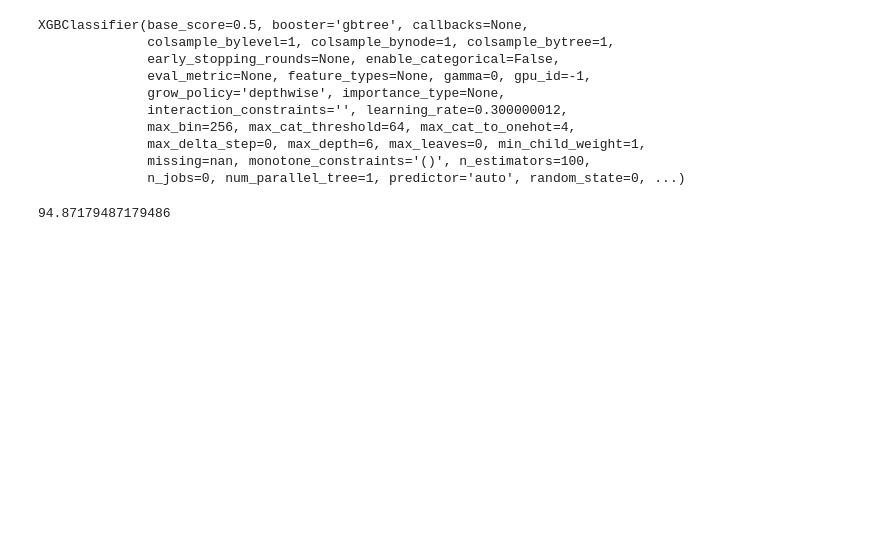
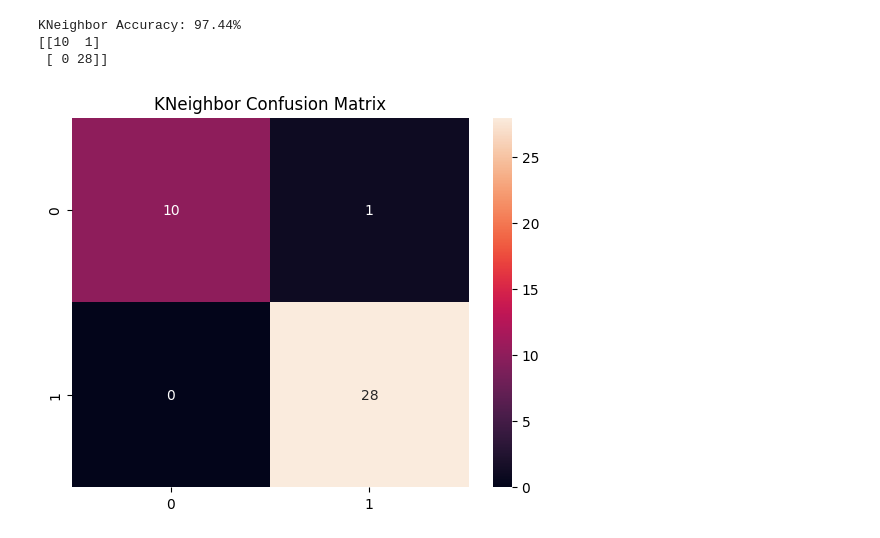
Before and after one commit to TRohit20/Detecting-Parkinson-Disease, a Jupyter notebook: main.ipynb, the cells around one changed output. Cells and saved outputs as stored; diff of their text form; code cells hidden in the pictures; blank space fills up the shorter version.

```diff
--- a/main.ipynb
+++ b/main.ipynb
@@ -38,21 +14,34 @@ x_train,x_test,y_train,y_test=train_test_split(x, y, test_size=0.2, random_state
-# %%
-# Train the model
-model=XGBClassifier()
-model.fit(x_train,y_train)
-# %% [output]
-XGBClassifier(base_score=0.5, booster='gbtree', callbacks=None,
-              colsample_bylevel=1, colsample_bynode=1, colsample_bytree=1,
-              early_stopping_rounds=None, enable_categorical=False,
-              eval_metric=None, feature_types=None, gamma=0, gpu_id=-1,
-              grow_policy='depthwise', importance_type=None,
-              interaction_constraints='', learning_rate=0.300000012,
-              max_bin=256, max_cat_threshold=64, max_cat_to_onehot=4,
-              max_delta_step=0, max_depth=6, max_leaves=0, min_child_weight=1,
-              missing=nan, monotone_constraints='()', n_estimators=100,
-              n_jobs=0, num_parallel_tree=1, predictor='auto', random_state=0, ...)
-# %%
-# Calculate the accuracy
-y_pred=model.predict(x_test)
-print(accuracy_score(y_test, y_pred)*100)
-# %% [output]
-94.87179487179486
+# %%
+from sklearn.preprocessing import StandardScaler
+sc_x = StandardScaler()
+X_train = sc_x.fit_transform(X_train)
+X_test = sc_x.transform(X_test)
+# %%
+from sklearn.decomposition import PCA
+pca = PCA(n_components =2)
+X_train = pca.fit_transform(X_train)
+X_test = pca.transform(X_test)
+variance = pca.explained_variance_ratio_
+# %%
+#K-Neighbor Model
+from sklearn.neighbors import KNeighborsClassifier
+classifi = KNeighborsClassifier(n_neighbors = 8,p=2,metric = 'minkowski')
+classifi.fit(X_train,y_train)
+y1_pred = classifi.predict(X_test)
+# %%
+from sklearn.metrics import accuracy_score
+accuracy=accuracy_score(y_test,y1_pred)
+print("KNeighbor Accuracy: {:.2f}%".format(accuracy*100))
+cm = confusion_matrix(y_test,y1_pred)
+print(cm)
+df=pd.DataFrame(cm)
+sn.heatmap(df,annot=True,fmt='')
+
+# setting the title using Matplotlib
+plt.title('KNeighbor Confusion Matrix')
+plt.show()
+# %% [output]
+KNeighbor Accuracy: 97.44%
+[[10  1]
+ [ 0 28]]
+[figure, added]
```
Also changed, not shown: parts of 13 cells of this notebook.
